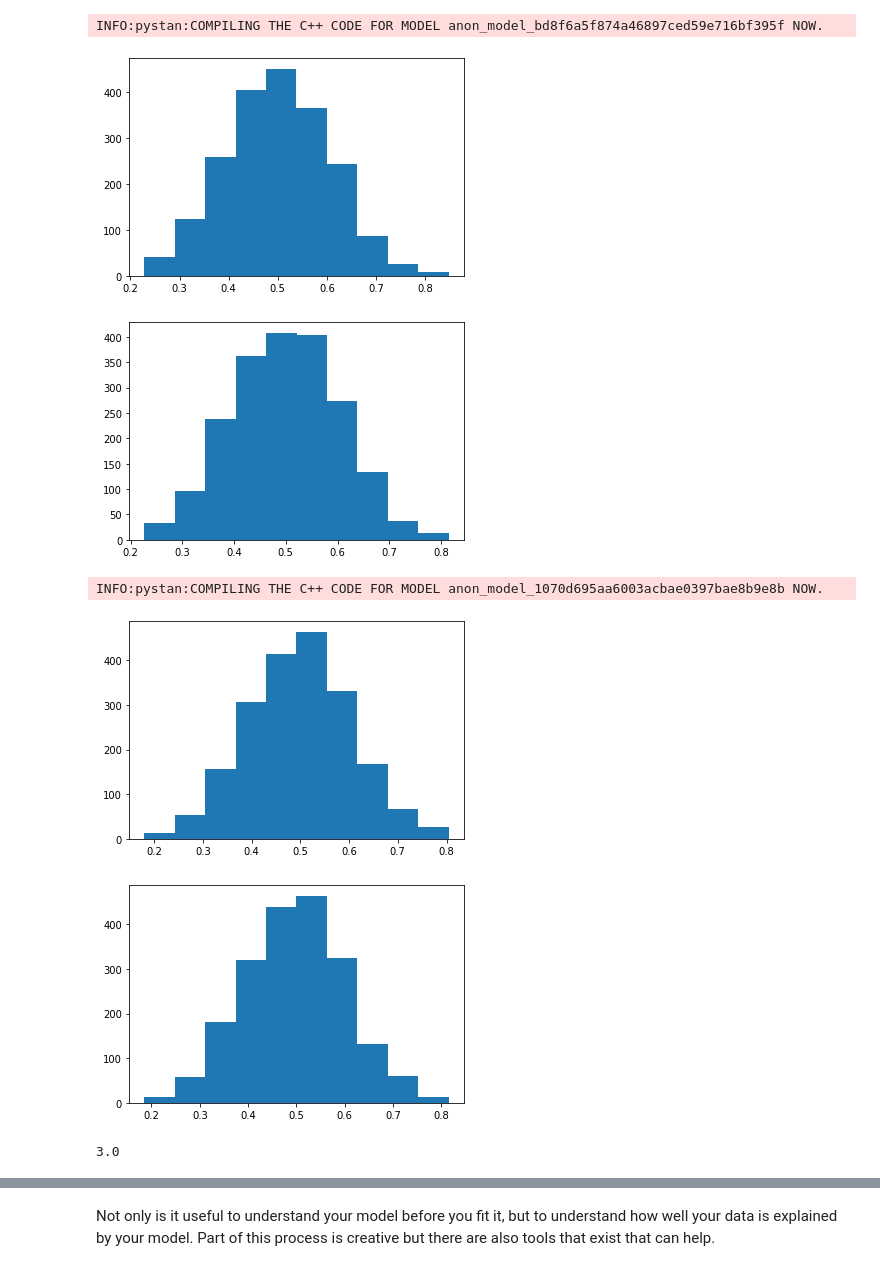
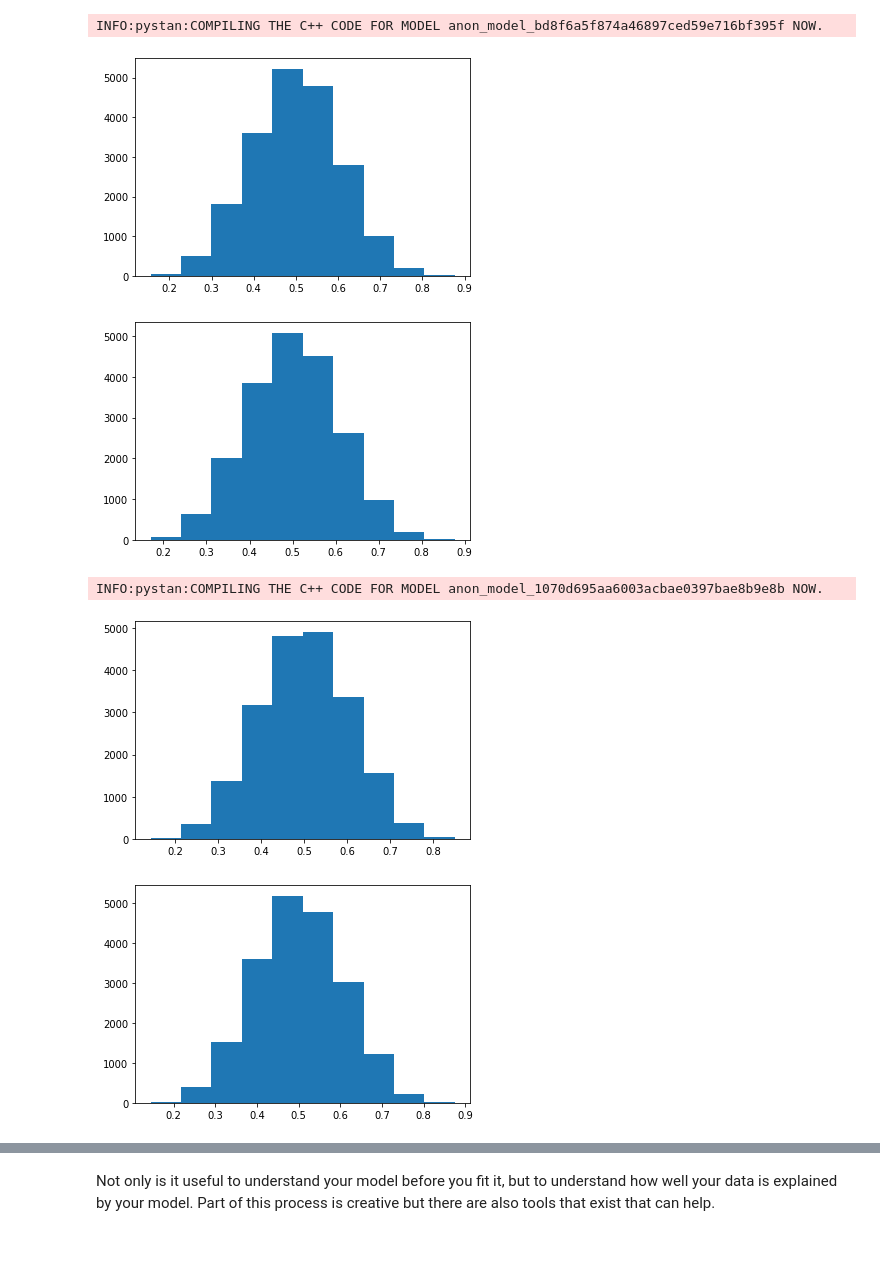
Before and after one commit to DataJavelin/MindLab_training, a Jupyter notebook: Mindlab_Course_PartI.ipynb, the cells around one changed output, grey strips where cells are left out. Saved outputs shown, nothing was run; the diff lists cells and outputs as text; code cells hidden in the pictures.

```diff
--- a/Mindlab_Course_PartI.ipynb
+++ b/Mindlab_Course_PartI.ipynb
@@ -700,7 +715,7 @@ model {
   k2 ~ binomial(n2, theta);
 }"""
 
-sm=pystan.StanModel(model_code=two_exp_rate_gen)
+sm=pystan.StanModel(model_code=two_exp_rate)
 # %% [output]
 INFO:pystan:COMPILING THE C++ CODE FOR MODEL anon_model_bd8f6a5f874a46897ced59e716bf395f NOW.
 # %%
@@ -716,20 +731,20 @@ data_2 = {
 'n1': 10,
 'n2': 10}
 # %%
-fit1=sm.sampling(data=data_1,chains=4,iter=1000,seed=12329)
+fit1=sm.sampling(data=data_1,chains=4,iter=10000,seed=12329)
 
 
 plt.hist(fit1['theta'])
 plt.show()
 
-fit2=sm.sampling(data=data_2,chains=4,iter=1000,seed=12329)
+fit2=sm.sampling(data=data_2,chains=4,iter=10000,seed=12329)
 
 
 plt.hist(fit2['theta'])
 plt.show()
 # %% [output]
-[figure, old version]
+[figure, new version]
-[figure, old version]
+[figure, new version]
 # %%
 two_exp_rate_gen = """// Inferring a Common Rate, With Posterior Predictive
 data {
@@ -762,24 +777,20 @@ sm=pystan.StanModel(model_code=two_exp_rate_gen)
 # %% [output]
 INFO:pystan:COMPILING THE C++ CODE FOR MODEL anon_model_1070d695aa6003acbae0397bae8b9e8b NOW.
 # %%
-fit1=sm.sampling(data=data_1,chains=4,iter=1000,seed=12329)
+fit1=sm.sampling(data=data_1,chains=4,iter=10000,seed=12329)
 
 
 plt.hist(fit1['theta'])
 plt.show()
 
-fit2=sm.sampling(data=data_2,chains=4,iter=1000,seed=12329)
+fit2=sm.sampling(data=data_2,chains=4,iter=10000,seed=12329)
 
 
 plt.hist(fit2['theta'])
 plt.show()
 # %% [output]
-[figure, old version]
+[figure, new version]
-[figure, old version]
+[figure, new version]
-# %%
-fit1['postpredk1'][4]
-# %% [output]
-3.0
 # %%
 heatmap = np.zeros([11,11])
 
```
Also changed, not shown: parts of 10 cells of this notebook.
